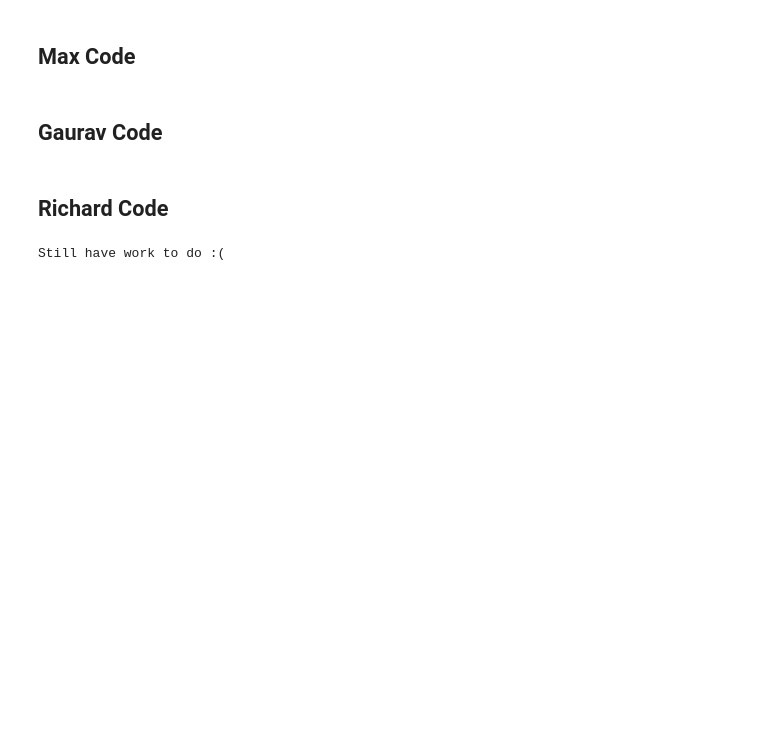
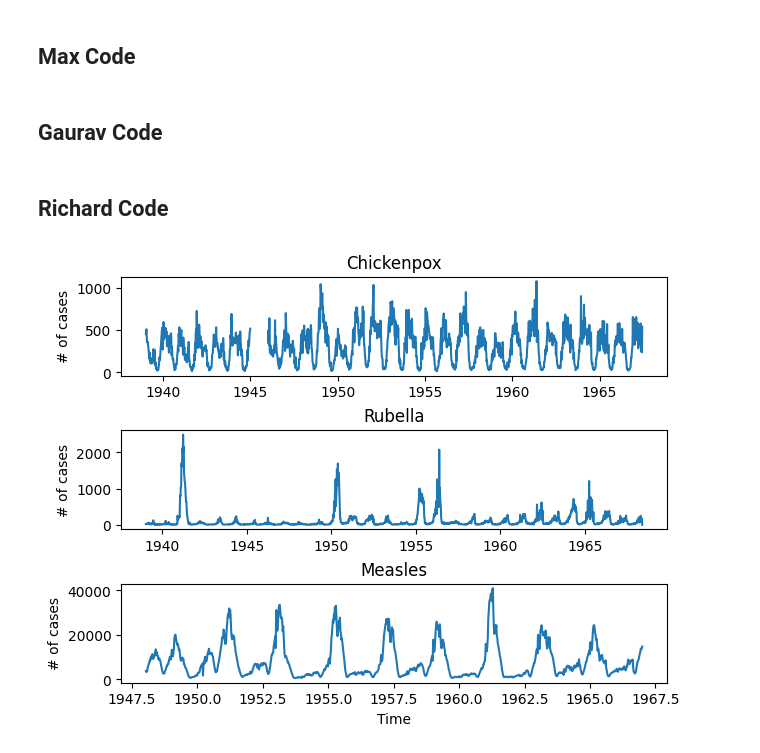
Before and after one commit to rdcarini/AMATH575, a Jupyter notebook: sindy_sandbox.ipynb, the cells around one changed output. Drawn from its saved outputs; the diff is of its cells as text; code cells hidden in the pictures; blank space fills up the shorter version.

Commit message:
Initial import of data and basic visualization of raw data

```diff
--- a/sindy_sandbox.ipynb
+++ b/sindy_sandbox.ipynb
@@ -19,11 +18,44 @@ import pysindy as ps
 ## Gaurav Code
 # %% [markdown]
 ## Richard Code
+# %%
+##############################
+# Load data
+# ref: https://github.com/jonathanhorrocks/SINDy-data/tree/master/Horrocks_Repo/data
+##############################
+
+import pandas as pd
+
+chickenpox_data = pd.read_csv('data/OntarioChickenWeekly39_69.txt', sep="\t", header=None)
+chickenpox_data.columns = ["week", "cases"]
+rubella_data = pd.read_csv('data/OntarioRubellaWeekly39_69.txt', sep="\t", header=None)
+rubella_data.columns = ["week", "cases"]
+
+# Imports measles data matrix (stored as .mat file) - ref https://github.com/jonathanhorrocks/SINDy-data/blob/master/Horrocks_Repo/utils/susc_rec/SR_tester.m#L12C1-L13C54
+# Columns: | Time | Cases | Population | Births |
+import scipy.io
+measles_data = pd.DataFrame(scipy.io.loadmat('data/mDataEW_N.mat')["mDataN"])
+measles_data.columns = ["week", "cases", "population", "births"]
 # %%
-discovered_cure_for_measles = False
-if discovered_cure_for_measles:
-    print("Project complete")
-else:
-    print("Still have work to do :(")
+##############################
+# Plot data
+##############################
+
+fig, ((ax1, ax2, ax3)) = plt.subplots(3, 1, layout="constrained")
+
+ax1.plot(chickenpox_data["week"],chickenpox_data["cases"])
+ax1.set_ylabel('# of cases')
+ax1.set_title('Chickenpox')
+
+ax2.plot(rubella_data["week"],rubella_data["cases"])
+ax2.set_ylabel('# of cases')
+ax2.set_title('Rubella')
+
+ax3.plot(measles_data["week"],measles_data["cases"])
+ax3.set_xlabel('Time')
+ax3.set_ylabel('# of cases')
+ax3.set_title('Measles')
+
+plt.show()
 # %% [output]
-Still have work to do :(
+[figure, added]
```
Also changed, not shown: parts of 4 cells of this notebook.
